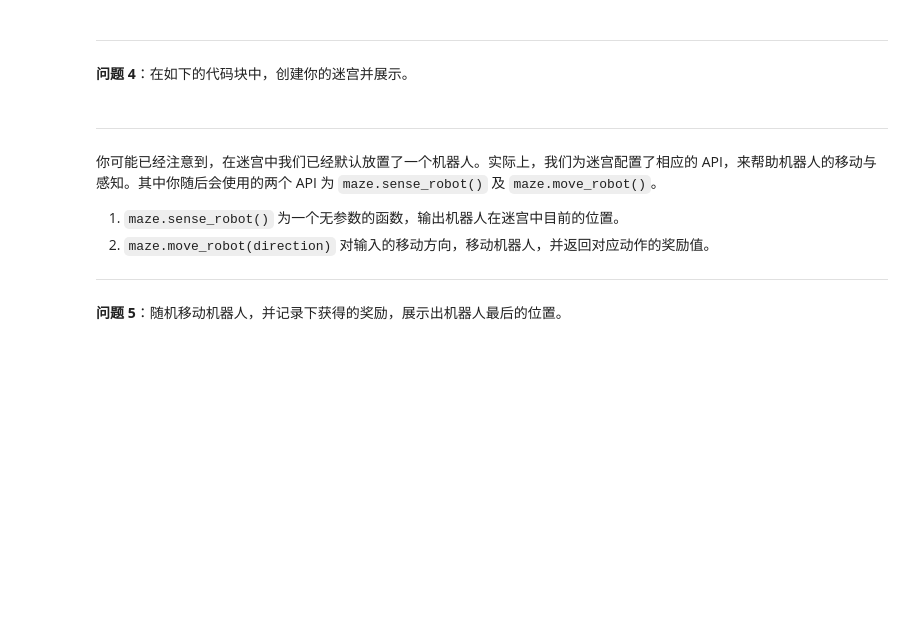
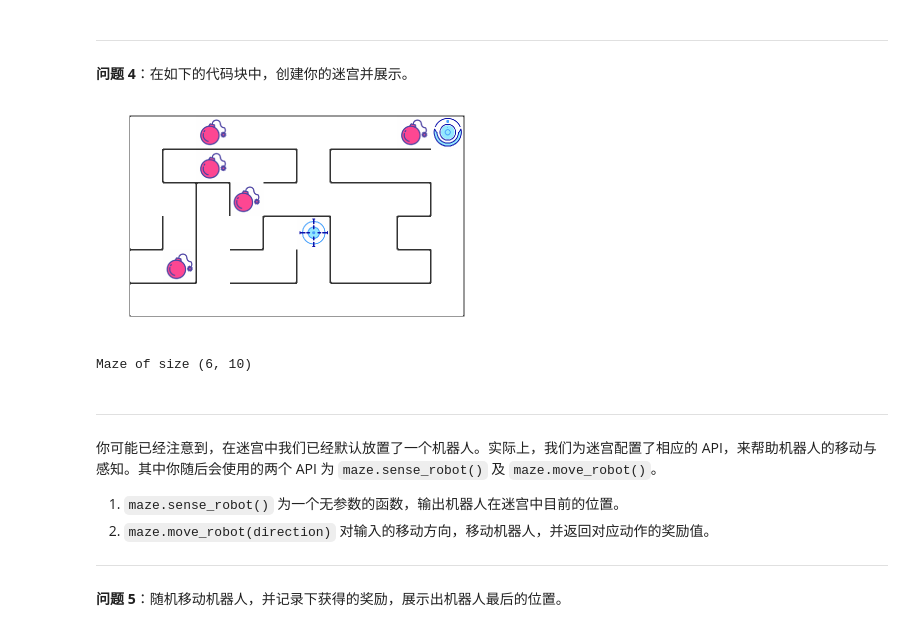
Before and after one commit to versun/udacity_projects, a Jupyter notebook: 2-机器学习工程师/E-强化学习/P5_MLND_CN_Reinforcement_Learning-master/robot_maze.ipynb, the cells around one changed output. Drawn from its saved outputs; the diff is of its cells as text; code cells hidden in the pictures; blank space fills up the shorter version.

Commit message:
update robot_maze

```diff
--- a/2-机器学习工程师/E-强化学习/P5_MLND_CN_Reinforcement_Learning-master/robot_maze.ipynb
+++ b/2-机器学习工程师/E-强化学习/P5_MLND_CN_Reinforcement_Learning-master/robot_maze.ipynb
@@ -151,9 +156,13 @@ def choose_action(epsilon):
 # %%
 from Maze import Maze
 %matplotlib inline
 %config InlineBackend.figure_format = 'retina'
-
+maze = Maze(maze_size=(6,10),trap_number=5)
+maze
 ## todo: 创建迷宫并展示
+# %% [output]
+[figure, added]
+Maze of size (6, 10)
 # %% [markdown]
 ---
 
```
Also changed, not shown: parts of 4 cells of this notebook.
